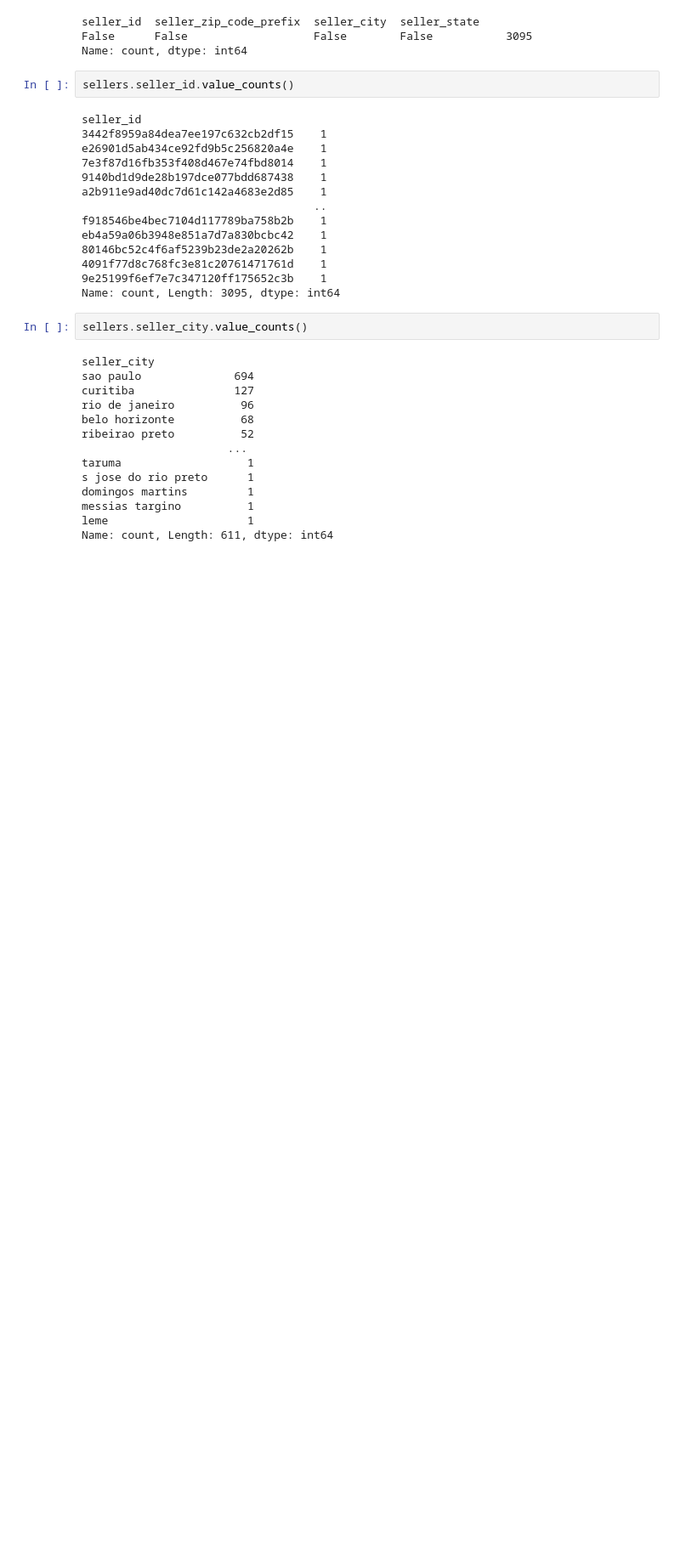
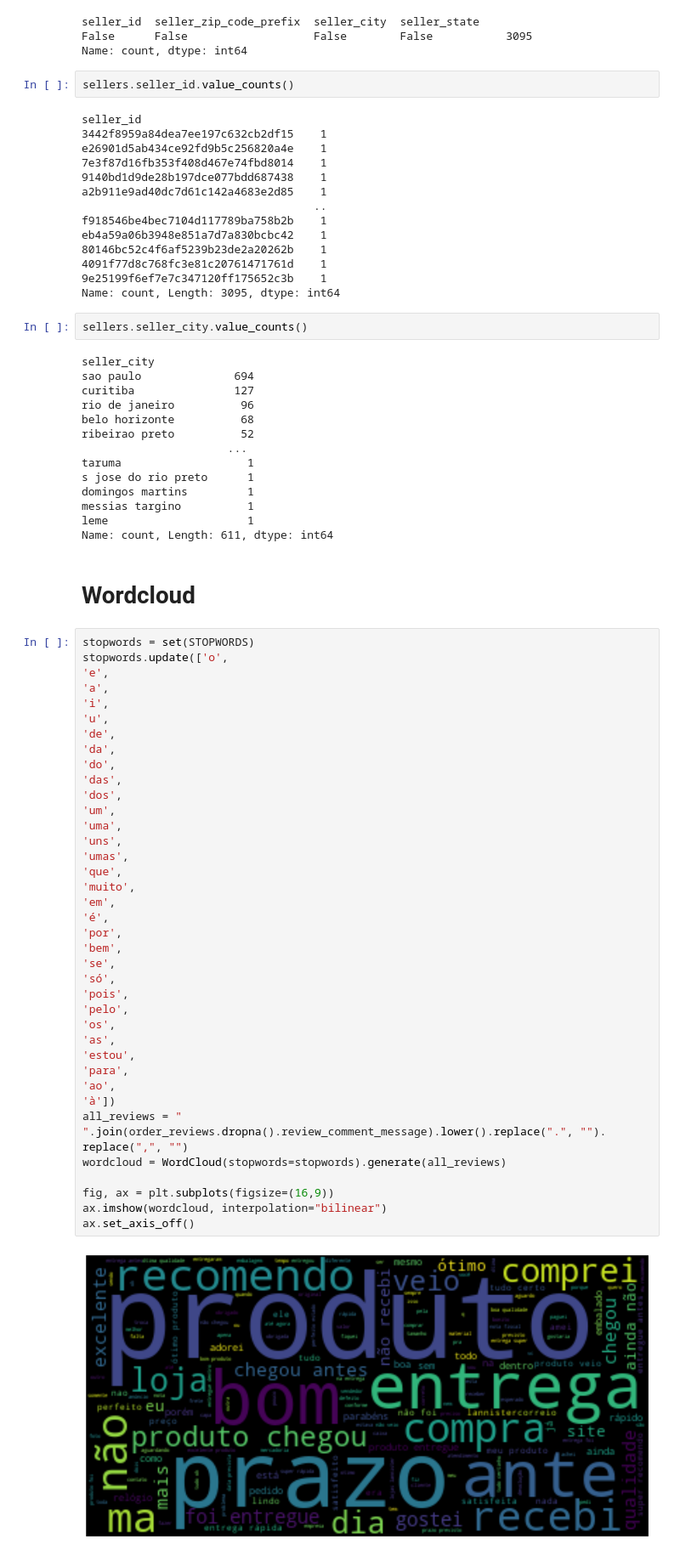
Before and after one commit to gabriela123-dev/brecom-analysis, a Jupyter notebook: brecom_analysis.ipynb, the cells around one changed output. Shown at 85% size. Saved outputs shown, nothing was run; the diff lists cells and outputs as text; blank space fills up the shorter version.

Commit message:
created a wordcloud image

```diff
--- a/brecom_analysis.ipynb
+++ b/brecom_analysis.ipynb
@@ -562,3 +555,45 @@ domingos martins         1
 messias targino          1
 leme                     1
 Name: count, Length: 611, dtype: int64
+# %% [markdown]
+# Wordcloud
+# %%
+stopwords = set(STOPWORDS)
+stopwords.update(['o',
+'e',
+'a',
+'i',
+'u',
+'de',
+'da',
+'do',
+'das',
+'dos',
+'um',
+'uma',
+'uns',
+'umas',
+'que',
+'muito',
+'em',
+'é',
+'por',
+'bem',
+'se',
+'só',
+'pois',
+'pelo',
+'os',
+'as',
+'estou',
+'para',
+'ao',
+'à'])
+all_reviews = " ".join(order_reviews.dropna().review_comment_message).lower().replace(".", ""). replace(",", "")
+wordcloud = WordCloud(stopwords=stopwords).generate(all_reviews)
+
+fig, ax = plt.subplots(figsize=(16,9))
+ax.imshow(wordcloud, interpolation="bilinear")
+ax.set_axis_off()
+# %% [output]
+[figure, added]
```
Also changed, not shown: parts of 1 cell of this notebook, 4 other files.
